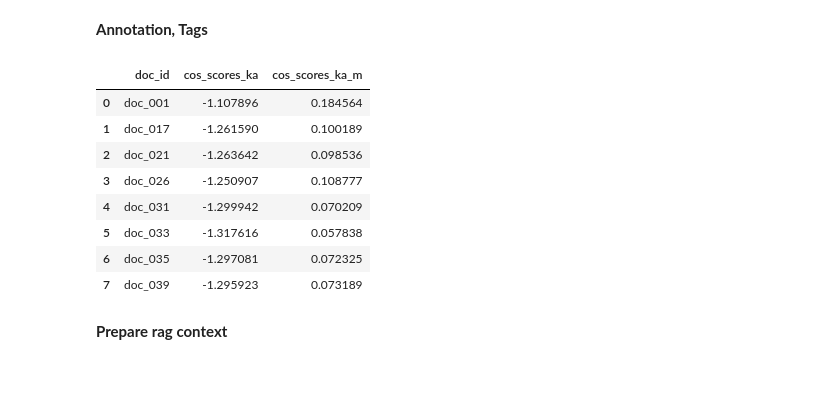
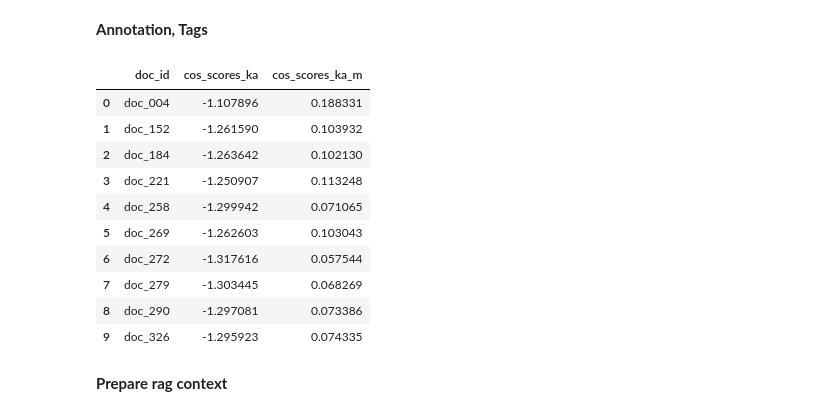
Before and after one commit to Dangennadevich/Raiff-LLM-Hack-2025, a Jupyter notebook: dev-strategy_2.ipynb, the cells around one changed output. Saved outputs shown, nothing was run; the diff lists cells and outputs as text; code cells hidden in the pictures; blank space fills up the shorter version.

```diff
--- a/dev-strategy_2.ipynb
+++ b/dev-strategy_2.ipynb
@@ -719,3 +719,20 @@ print(f"Загруженный документ из БД:  {storage_t[top_k_sim
 # %% [output]
 Требуемый документ из БД:    doc_004
 Загруженный документ из БД:  doc_004
+# %%
+# Тестовый поиск
+correct_id = 3 # рандомный идентификатор
+user_query = "Кто такой самозанятый?" # [номер чанка][вопрос, ответ] - выбираем ответ
+example = get_embedding(text=user_query, dimensions=1024)
+example = normalize_vector(example)
+
+top_k_indices, top_k_similarities = hnsw_index_t.search(np.array([example], dtype=np.float32), 10) # В БД Tags+annotation ищем пример
+
+# if not correct_id == top_k_similarities[0][0]:
+#     for i, el in enumerate(top_k_similarities[0]):
+#         if el.item() == correct_id:
+#             print(f'Только на позиции {i}')
+#             break
+
+# print(f"Требуемый документ из БД:    {data.loc[correct_id, 'id']} ")
+# print(f"Загруженный документ из БД:  {storage_t[top_k_similarities[0][0]][0]} ")
@@ -721,0 +745,3 @@ print(f"Загруженный документ из БД:  {storage_t[top_k_sim
+# %%
+for sim, idx  in zip(top_k_indices[0], top_k_similarities[0]):
+    print(f'Sim: {sim}', f"Chunk: {storage_t[idx][1]}")
@@ -827,29 +868,31 @@ __Annotation, Tags__
 # %%
 df_tags_annot_result = pd.DataFrame({
     'top_k_indices_key_annot' : top_k_indices_key_annot[0].T,
     'cos_scores_ka' : top_k_similarities_key_annot[0].T,
-    'doc_id' : [storage_t[idx.item()][0] for idx in top_k_indices_key_annot[0]]
+    'doc_id' : [storage_an_t[idx.item()][0] for idx in top_k_indices_key_annot[0]]
     })
 
 # Могут быть дубли, на 1 документ 2 чанка - возьмем наиближайшего соседа
 df_tags_annot_result_agg = df_tags_annot_result.groupby('doc_id')['cos_scores_ka'].min().reset_index()
 # Номрализуем косинусную близость - чам больше - тем ближе, т.е. лучше
 df_tags_annot_result_agg['cos_scores_ka_m'] = z_logistic(df_tags_annot_result_agg['cos_scores_ka'])
 # Взвешиваем скор
 df_tags_annot_result_agg['cos_scores_ka_m'] = df_tags_annot_result_agg['cos_scores_ka_m'] * 0.2
 
 # Документ, косинусная близость, нормированная косинусная близость
 df_tags_annot_result_agg
 # %% [output]
 |  | doc_id | cos_scores_ka | cos_scores_ka_m |
-| 0 | doc_001 | -1.107896 | 0.184564 |
-| 1 | doc_017 | -1.261590 | 0.100189 |
-| 2 | doc_021 | -1.263642 | 0.098536 |
-| 3 | doc_026 | -1.250907 | 0.108777 |
-| 4 | doc_031 | -1.299942 | 0.070209 |
-| 5 | doc_033 | -1.317616 | 0.057838 |
-| 6 | doc_035 | -1.297081 | 0.072325 |
-| 7 | doc_039 | -1.295923 | 0.073189 |
+| 0 | doc_004 | -1.107896 | 0.188331 |
+| 1 | doc_152 | -1.261590 | 0.103932 |
+| 2 | doc_184 | -1.263642 | 0.102130 |
+| 3 | doc_221 | -1.250907 | 0.113248 |
+| 4 | doc_258 | -1.299942 | 0.071065 |
+| 5 | doc_269 | -1.262603 | 0.103043 |
+| 6 | doc_272 | -1.317616 | 0.057544 |
+| 7 | doc_279 | -1.303445 | 0.068269 |
+| 8 | doc_290 | -1.297081 | 0.073386 |
+| 9 | doc_326 | -1.295923 | 0.074335 |
 # %% [markdown]
 __Prepare rag context__
 # %%
```
Also changed, not shown: parts of 5 cells of this notebook, 3 other files.
